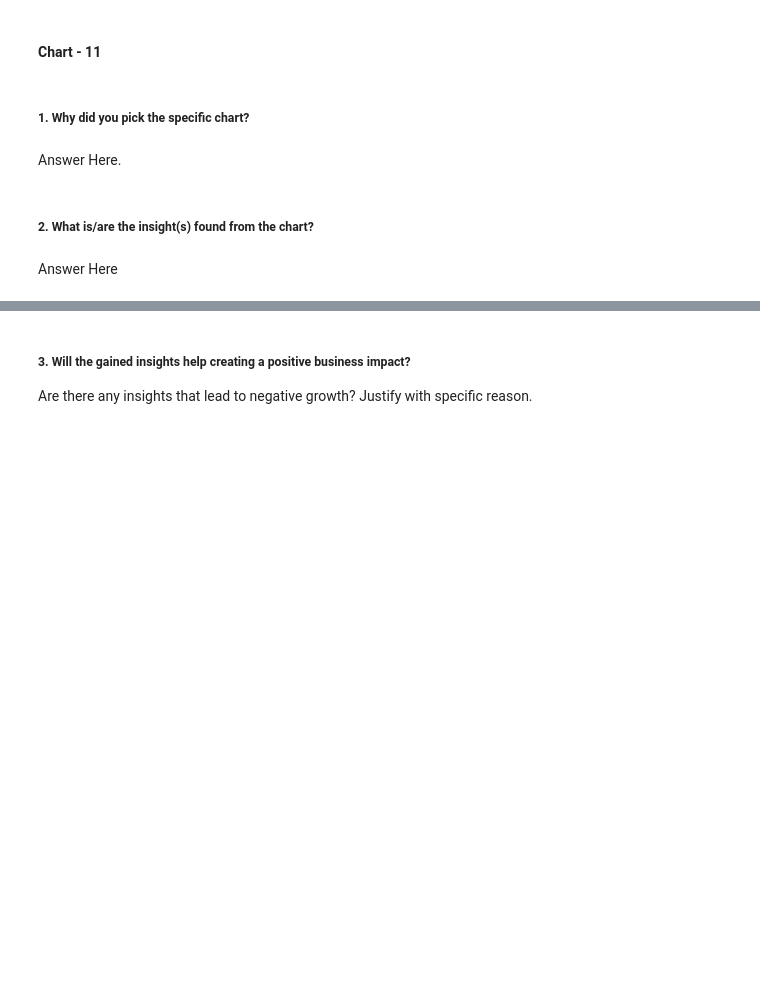
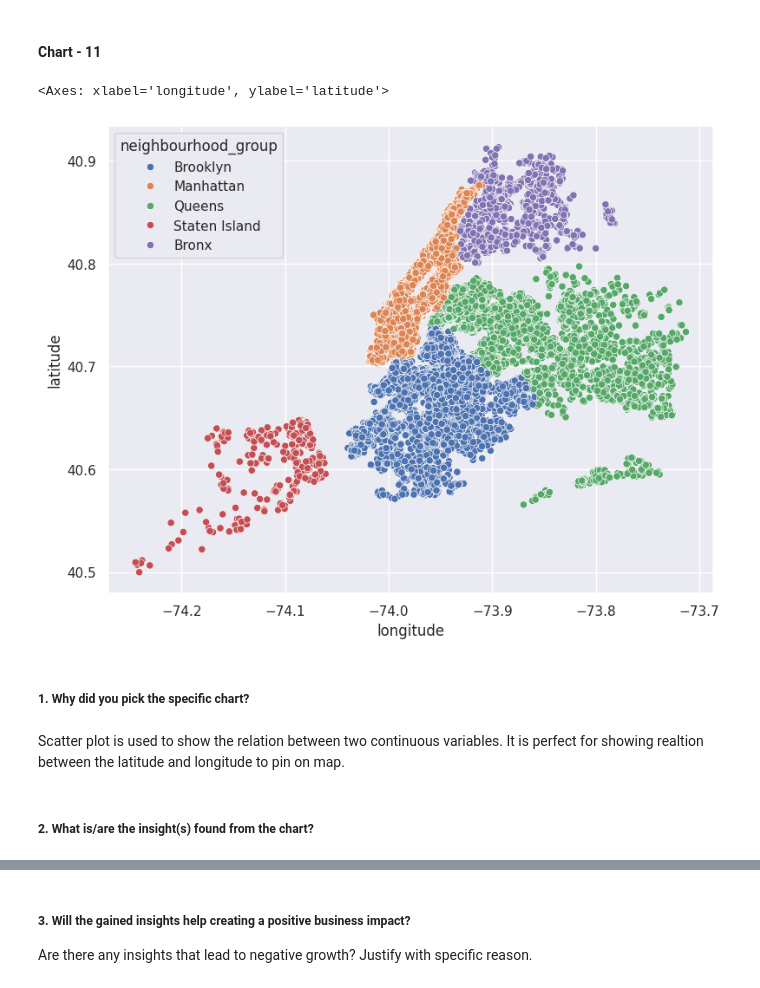
Before and after one commit to Hercules2310/E_D_A, a Jupyter notebook: EDA_AIR_BNB.ipynb, the cells around one changed output, grey strips where cells are left out. Saved outputs shown, nothing was run; the diff lists cells and outputs as text; code cells hidden in the pictures; blank space fills up the shorter version.

```diff
--- a/EDA_AIR_BNB.ipynb
+++ b/EDA_AIR_BNB.ipynb
@@ -402,8 +578,13 @@ df.columns
+# %%
+# Chart - 11 visualization code
+plt.figure(figsize=(9,7))
+sns.scatterplot(data=df,y='latitude',x='longitude',hue='neighbourhood_group')
+# %% [output]
+<Axes: xlabel='longitude', ylabel='latitude'>
+[figure, added]
 # %% [markdown]
 ##### 1. Why did you pick the specific chart?
-# %% [markdown]
-Answer Here.
+# %% [markdown]
+Scatter plot is used to show the relation between two continuous variables. It is perfect for showing realtion between the latitude and longitude to pin on map.
 # %% [markdown]
 ##### 2. What is/are the insight(s) found from the chart?
-# %% [markdown]
-Answer Here
```
Also changed, not shown: parts of 54 cells of this notebook.
